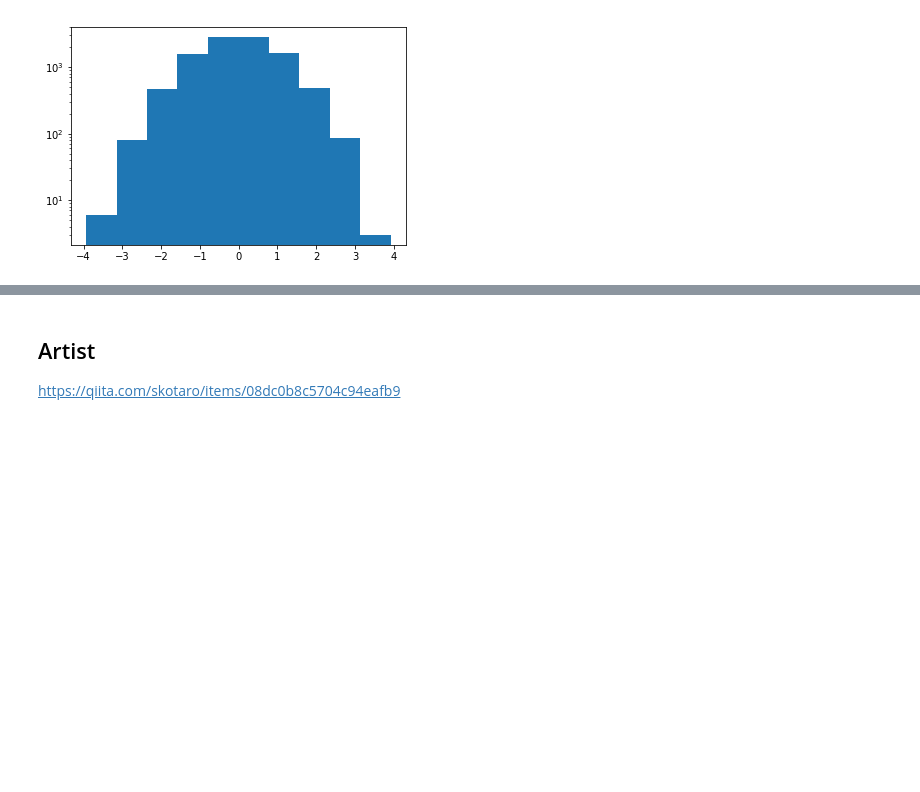
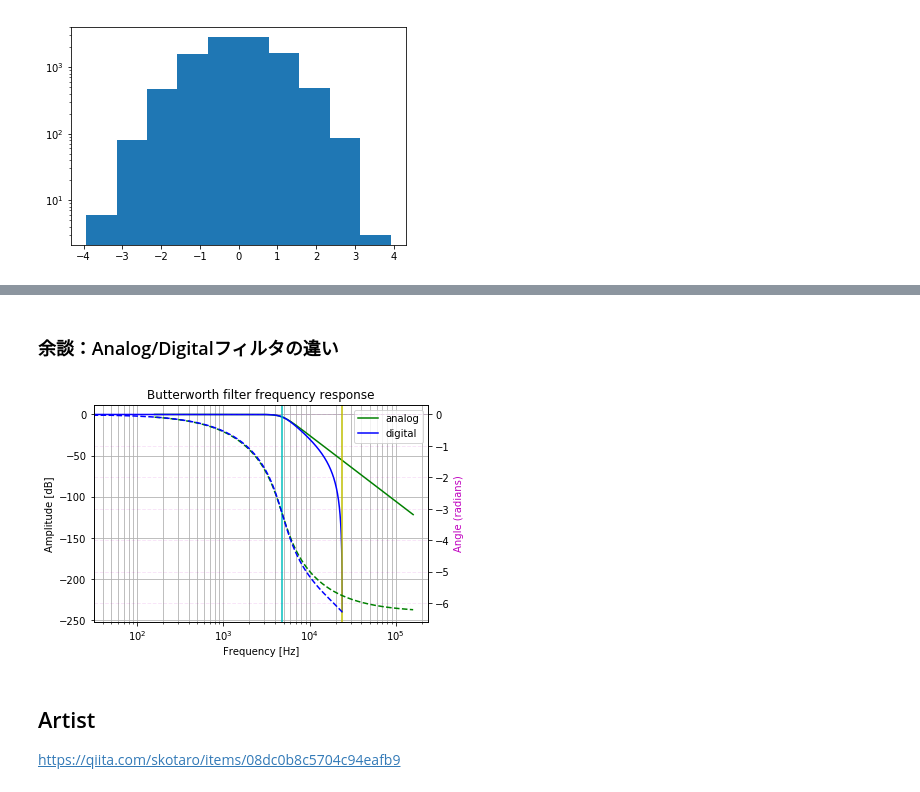
Before and after one commit to t2240013/hello-world, a Jupyter notebook: PythonMemo.ipynb, the cells around one changed output, grey strips where cells are left out. Drawn from its saved outputs; the diff is of its cells as text; code cells hidden in the pictures; blank space fills up the shorter version.

```diff
--- a/PythonMemo.ipynb
+++ b/PythonMemo.ipynb
@@ -357,3 +428,47 @@ plt.show()
+# %% [markdown]
+### 余談：Analog/Digitalフィルタの違い
+# %%
+import scipy.signal as sg
+
+sf = 48000
+nf = sf/2 # nyquist freq
+pbr = 0.2 # pass band ratio
+cf = nf*pbr # cut-off freq
+nipi = 2*np.pi # 2pi
+
+b,a = sg.butter( 4, cf*nipi, analog=True) # H= B/A
+w, h = sg.freqs(b, a) # w[rad/sec]
+
+B, A = sg.butter(4, pbr) # H=B/A
+W, H = sg.freqz(B, A) # W[rad/sample]
+
+f = w / nipi
+F = W / np.pi * nf
+
+plt.plot(f, 20 * np.log10(abs(h)), 'g', label='analog')
+plt.plot(F, 20 * np.log10(abs(H)), 'b', label='digital')
+plt.xscale('log')
+plt.title('Butterworth filter frequency response')
+plt.xlabel('Frequency [Hz]')
+plt.ylabel('Amplitude [dB]')
+plt.legend()
+plt.grid(which='both', axis='both')
+plt.axvline(nf*pbr, color='c') # cutoff frequency
+plt.axvline(nf, color='y') # nyquist frequency
+
+ax1 = plt.gca()
+ax2 = ax1.twinx() # 両軸グラフ, current axes は ax2 に
+angles = np.unwrap(np.angle(h)) # unwrap(p, discont=3.141592653589793, axis=-1)
+Angles = np.unwrap(np.angle(H))
+plt.plot(f, angles, 'g--')
+plt.plot(F, Angles, 'b--')
+plt.ylabel('Angle (radians)', color='m')
+plt.grid( which ='both', axis='y', color='m', linestyle='--', linewidth=1, alpha=0.1 )
+
+#plt.axis('tight')
+plt.show()
+# %% [output]
+[figure, added]
 # %% [markdown]
 ## Artist
 https://qiita.com/skotaro/items/08dc0b8c5704c94eafb9 <br>
```
Also changed, not shown: parts of 8 cells of this notebook.
